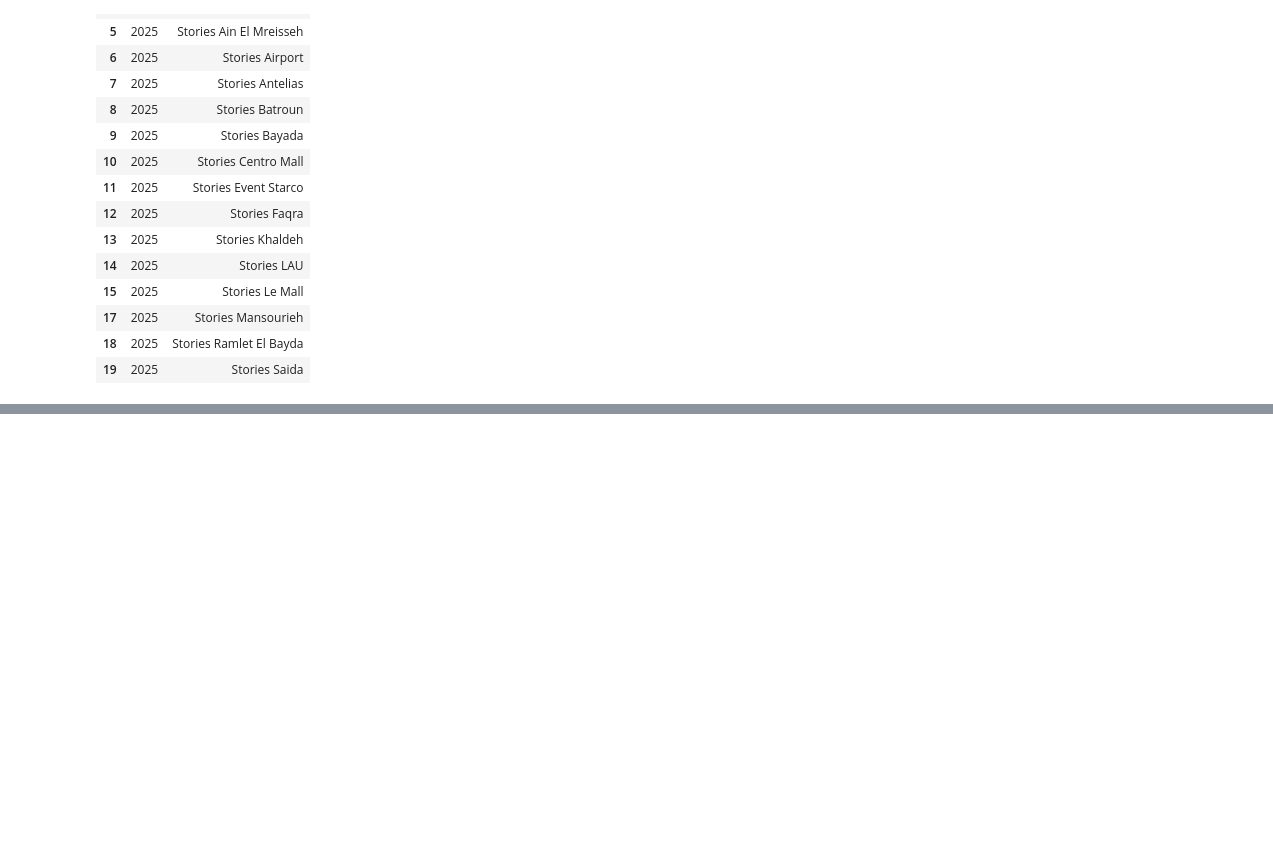
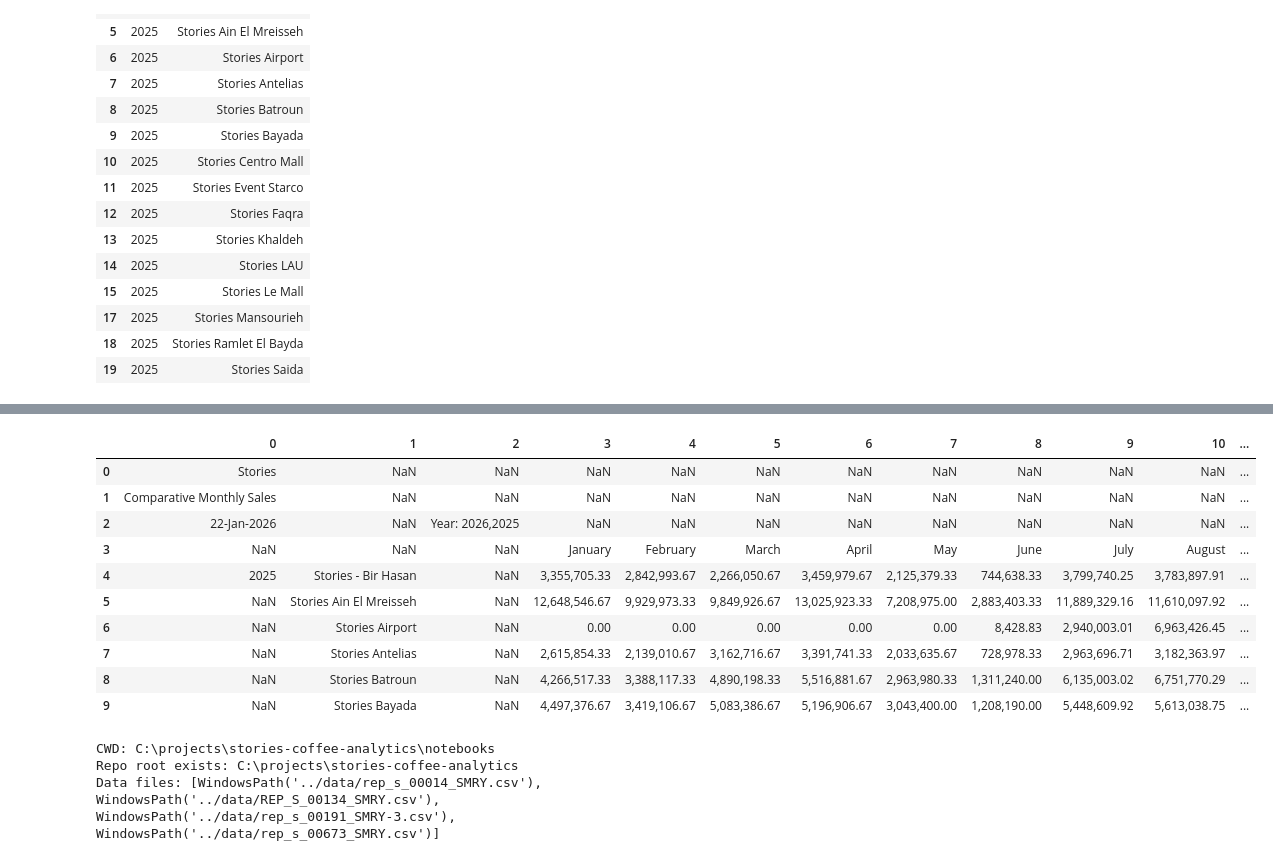
Before and after one commit to LK2k5/stories-coffee-analytics, a Jupyter notebook: notebooks/1-cleaning.ipynb, the cells around one changed output, grey strips where cells are left out. Saved outputs shown, nothing was run; the diff lists cells and outputs as text; code cells hidden in the pictures; blank space fills up the shorter version.

Commit message:
Add cleaned datasets and preprocessing notebooks

```diff
--- a/notebooks/1-cleaning.ipynb
+++ b/notebooks/1-cleaning.ipynb
@@ -342,0 +401,2 @@ df1[["year", f"c{BRANCH_COL}"]].head(15)
+# %%
+df1_raw = pd.read_csv(r"C:\projects\stories-coffee-analytics\data\REP_S_00134_SMRY.csv", header=None)
@@ -342,0 +462,24 @@ df1[["year", f"c{BRANCH_COL}"]].head(15)
+# %%
+df1_raw.head(10)
+# %% [output]
+|  | 0 | 1 | 2 | 3 | 4 | 5 | 6 | 7 | 8 | 9 | 10 | ... |
+| 0 | Stories | NaN | NaN | NaN | NaN | NaN | NaN | NaN | NaN | NaN | NaN | ... |
+| 1 | Comparative Monthly Sales | NaN | NaN | NaN | NaN | NaN | NaN | NaN | NaN | NaN | NaN | ... |
+| 2 | 22-Jan-2026 | NaN | Year: 2026,2025 | NaN | NaN | NaN | NaN | NaN | NaN | NaN | NaN | ... |
+| 3 | NaN | NaN | NaN | January | February | March | April | May | June | July | August | ... |
+| 4 | 2025 | Stories - Bir Hasan | NaN | 3,355,705.33 | 2,842,993.67 | 2,266,050.67 | 3,459,979.67 | 2,125,379.33 | 744,638.33 | 3,799,740.25 | 3,783,897.91 | ... |
+| 5 | NaN | Stories Ain El Mreisseh | NaN | 12,648,546.67 | 9,929,973.33 | 9,849,926.67 | 13,025,923.33 | 7,208,975.00 | 2,883,403.33 | 11,889,329.16 | 11,610,097.92 | ... |
+| 6 | NaN | Stories Airport | NaN | 0.00 | 0.00 | 0.00 | 0.00 | 0.00 | 8,428.83 | 2,940,003.01 | 6,963,426.45 | ... |
+| 7 | NaN | Stories Antelias | NaN | 2,615,854.33 | 2,139,010.67 | 3,162,716.67 | 3,391,741.33 | 2,033,635.67 | 728,978.33 | 2,963,696.71 | 3,182,363.97 | ... |
+| 8 | NaN | Stories Batroun | NaN | 4,266,517.33 | 3,388,117.33 | 4,890,198.33 | 5,516,881.67 | 2,963,980.33 | 1,311,240.00 | 6,135,003.02 | 6,751,770.29 | ... |
+| 9 | NaN | Stories Bayada | NaN | 4,497,376.67 | 3,419,106.67 | 5,083,386.67 | 5,196,906.67 | 3,043,400.00 | 1,208,190.00 | 5,448,609.92 | 5,613,038.75 | ... |
+# %%
+import os
+from pathlib import Path
+print("CWD:", os.getcwd())
+print("Repo root exists:", Path("..").resolve())
+print("Data files:", list(Path("..").glob("data/*.csv"))[:10])
+# %% [output]
+CWD: C:\projects\stories-coffee-analytics\notebooks
+Repo root exists: C:\projects\stories-coffee-analytics
+Data files: [WindowsPath('../data/rep_s_00014_SMRY.csv'), WindowsPath('../data/REP_S_00134_SMRY.csv'), WindowsPath('../data/rep_s_00191_SMRY-3.csv'), WindowsPath('../data/rep_s_00673_SMRY.csv')]
```
Also changed, not shown: parts of 49 cells of this notebook, 2 other files.
